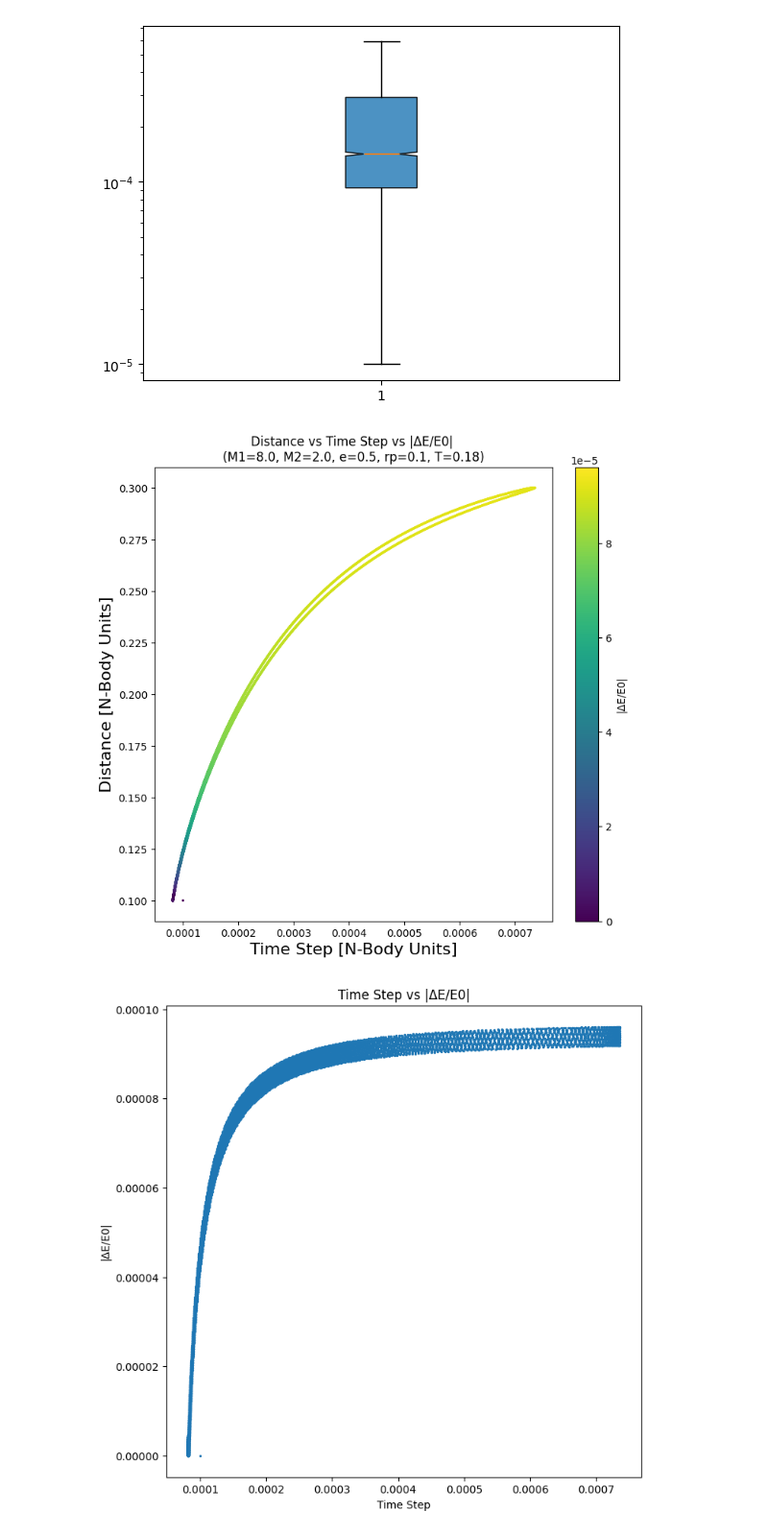
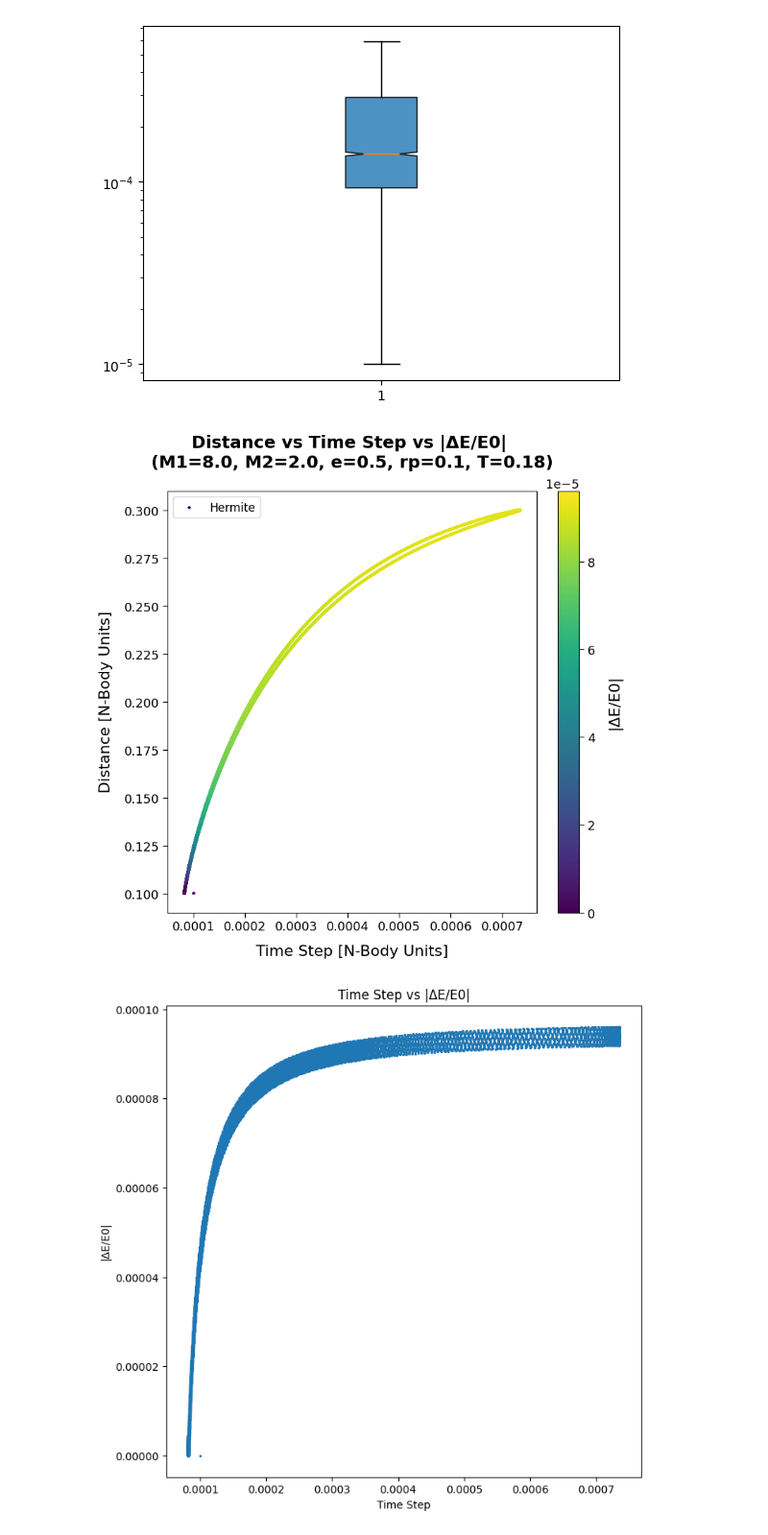
Before and after one commit to Berto70/pod_compastro23, a Jupyter notebook: Fireworks/fireworks_test/scripts/ass_3/test_files.ipynb, the cells around one changed output. Shown at 96% size. Cells and saved outputs as stored; diff of their text form; code cells hidden in the pictures.

Commit message:
dist vs tstep vs energy plot

```diff
--- a/Fireworks/fireworks_test/scripts/ass_3/test_files.ipynb
+++ b/Fireworks/fireworks_test/scripts/ass_3/test_files.ipynb
@@ -3,11 +3,11 @@ import numpy as np
 import matplotlib.pyplot as plt
 # %%
 path = '/home/bertinelli/pod_compastro23/Fireworks/fireworks_test'
-data = np.load(path + '/data/ass_3/tstep_0.01_e_0.9_rp_0.1.npz')
+data = np.load(path + '/data/ass_3/tstep_0.001_e_0.5_rp_0.1.npz')
 # %%
 # data_000001 = data['1e-05'][::1000]
 # data_00001 = data['0.0001']
-data_0001 = data['Hermite']
+data_0001 = data['Leapfrog']
 # %%
 x = data_0001[:,5]
 y = np.abs((data_0001[:,4]-data_0001[0,4])/(data_0001[0,4]))
@@ -119,19 +119,36 @@ plt.yscale('log')
 # %% [output]
 [figure]
 # %%
+plt.rcParams['font.size'] = '16'
+plt.rcParams['lines.linewidth'] = '4'
+plt.rcParams['axes.titlesize'] = '18'
+plt.rcParams['axes.titlepad'] = '25'
+plt.rcParams['axes.labelsize'] = '16'
+plt.rcParams['legend.fontsize'] = '12'
+plt.rcParams['axes.labelpad'] = '12'
+plt.rcParams['axes.titleweight'] = '600'
+plt.rcParams['axes.labelweight'] = '500'
+plt.rcParams['xtick.labelsize'] = '13'
+plt.rcParams['ytick.labelsize'] = '13'
+plt.rcParams['xtick.major.size'] = '5'
+plt.rcParams['ytick.major.size'] = '5'
+plt.rcParams['ytick.minor.size'] = '5'
+# plt.rcParams['figure.dpi'] = '100'
 
 plt.figure(figsize=(8,8))
-plt.scatter(data_0001[:,5], np.sqrt((data_0001[:,0]-data_0001[:,2])**2 + (data_0001[:,1] - data_0001[:,3])**2), c=np.abs((data_0001[:,4]-data_0001[0,4])/(data_0001[0,4])), s=2)
+plt.scatter(data_0001[:,5], np.sqrt((data_0001[:,0]-data_0001[:,2])**2 + (data_0001[:,1] - data_0001[:,3])**2),
+            c=np.abs((data_0001[:,4]-data_0001[0,4])/(data_0001[0,4])), s=5, label='Hermite')
 plt.colorbar(label='|ΔE/E0|', fraction=0.08)
-plt.xlabel('Time Step [N-Body Units]', fontsize=16)
-plt.ylabel('Distance [N-Body Units]', fontsize=16)
+plt.xlabel('Time Step [N-Body Units]')
+plt.ylabel('Distance [N-Body Units]')
+plt.legend()
 # plt.xlim(10e-5, 10e-02)
 # plt.ylim(-1, 2)
 plt.title('Distance vs Time Step vs |ΔE/E0| \n(M1=8.0, M2=2.0, e=0.5, rp=0.1, T=0.18)')
 # plt.title('(M1=8.0, M2=2.0, e=0.5, rp=0.1, T=0.18)')
 plt.show()
 # %% [output]
-[figure, old version]
+[figure, new version]
 # %%
 import seaborn as sns
 
```
Also changed, not shown: parts of 4 cells of this notebook.
